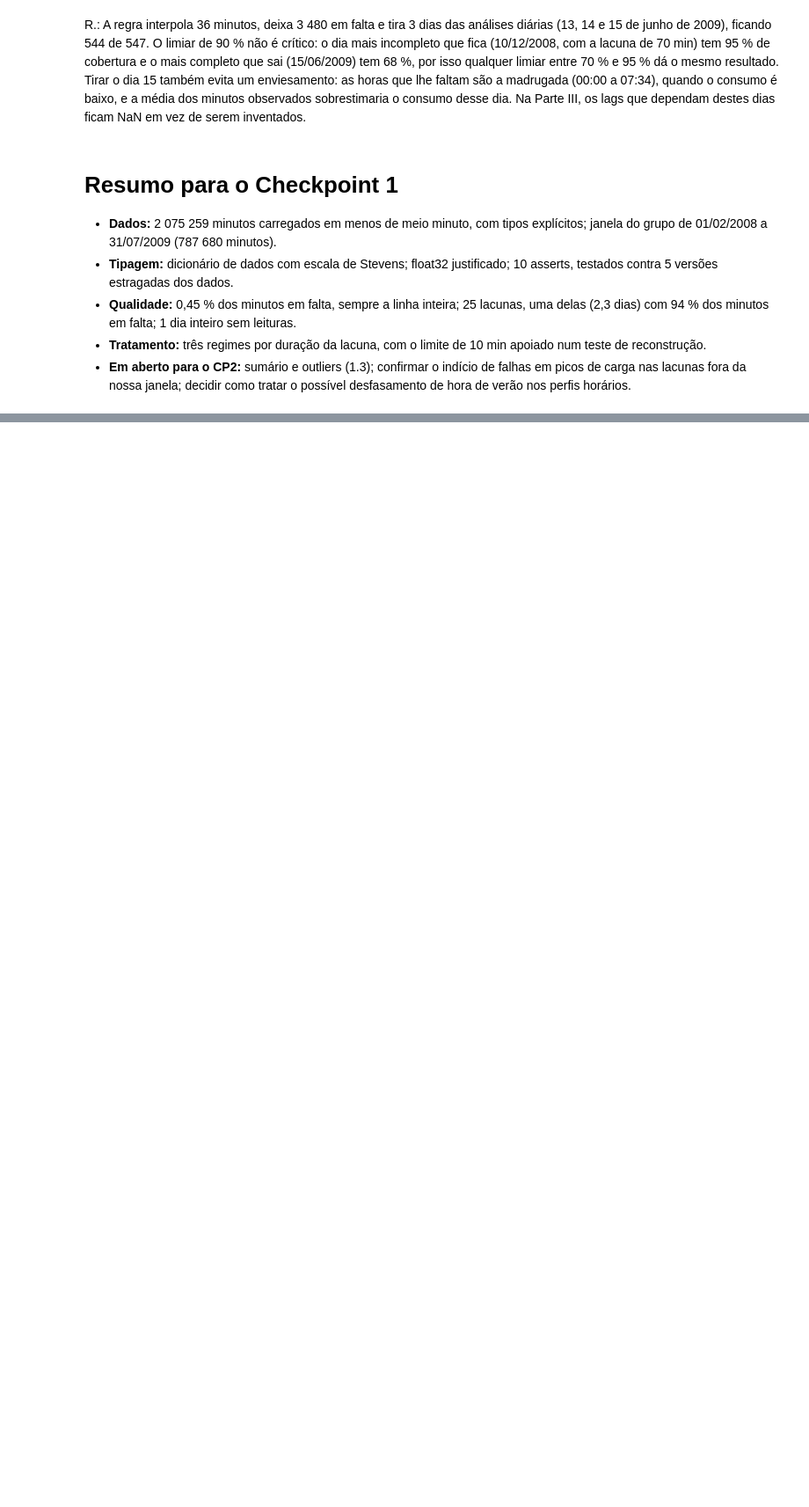
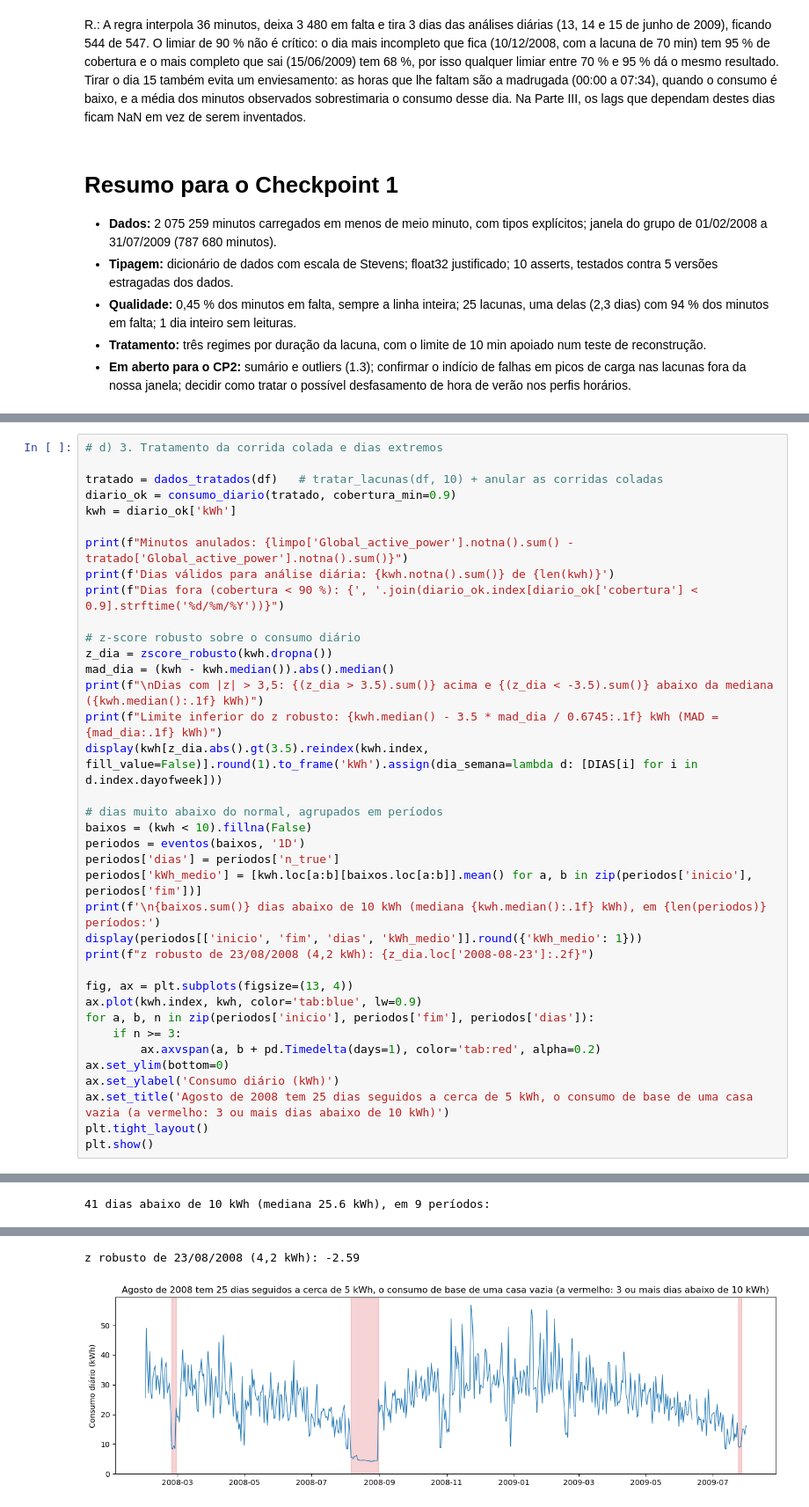
Before and after one commit to RickyFC-Git/LusoEnergia_Prediction_Project, a Jupyter notebook: 01_fundacao.ipynb, the cells around one changed output, grey strips where cells are left out. Shown at 88% size. Saved outputs shown, nothing was run; the diff lists cells and outputs as text; blank space fills up the shorter version.

```diff
--- a/01_fundacao.ipynb
+++ b/01_fundacao.ipynb
@@ -514,0 +690,38 @@ R.: A regra interpola 36 minutos, deixa 3 480 em falta e tira 3 dias das anális
+# %%
+# d) 3. Tratamento da corrida colada e dias extremos
+
+tratado = dados_tratados(df)   # tratar_lacunas(df, 10) + anular as corridas coladas
+diario_ok = consumo_diario(tratado, cobertura_min=0.9)
+kwh = diario_ok['kWh']
+
+print(f"Minutos anulados: {limpo['Global_active_power'].notna().sum() - tratado['Global_active_power'].notna().sum()}")
+print(f'Dias válidos para análise diária: {kwh.notna().sum()} de {len(kwh)}')
+print(f"Dias fora (cobertura < 90 %): {', '.join(diario_ok.index[diario_ok['cobertura'] < 0.9].strftime('%d/%m/%Y'))}")
+
+# z-score robusto sobre o consumo diário
+z_dia = zscore_robusto(kwh.dropna())
+mad_dia = (kwh - kwh.median()).abs().median()
+print(f"\nDias com |z| > 3,5: {(z_dia > 3.5).sum()} acima e {(z_dia < -3.5).sum()} abaixo da mediana ({kwh.median():.1f} kWh)")
+print(f"Limite inferior do z robusto: {kwh.median() - 3.5 * mad_dia / 0.6745:.1f} kWh (MAD = {mad_dia:.1f} kWh)")
+display(kwh[z_dia.abs().gt(3.5).reindex(kwh.index, fill_value=False)].round(1).to_frame('kWh').assign(dia_semana=lambda d: [DIAS[i] for i in d.index.dayofweek]))
+
+# dias muito abaixo do normal, agrupados em períodos
+baixos = (kwh < 10).fillna(False)
+periodos = eventos(baixos, '1D')
+periodos['dias'] = periodos['n_true']
+periodos['kWh_medio'] = [kwh.loc[a:b][baixos.loc[a:b]].mean() for a, b in zip(periodos['inicio'], periodos['fim'])]
+print(f'\n{baixos.sum()} dias abaixo de 10 kWh (mediana {kwh.median():.1f} kWh), em {len(periodos)} períodos:')
+display(periodos[['inicio', 'fim', 'dias', 'kWh_medio']].round({'kWh_medio': 1}))
+print(f"z robusto de 23/08/2008 (4,2 kWh): {z_dia.loc['2008-08-23']:.2f}")
+
+fig, ax = plt.subplots(figsize=(13, 4))
+ax.plot(kwh.index, kwh, color='tab:blue', lw=0.9)
+for a, b, n in zip(periodos['inicio'], periodos['fim'], periodos['dias']):
+    if n >= 3:
+        ax.axvspan(a, b + pd.Timedelta(days=1), color='tab:red', alpha=0.2)
+ax.set_ylim(bottom=0)
+ax.set_ylabel('Consumo diário (kWh)')
+ax.set_title('Agosto de 2008 tem 25 dias seguidos a cerca de 5 kWh, o consumo de base de uma casa vazia (a vermelho: 3 ou mais dias abaixo de 10 kWh)')
+plt.tight_layout()
+plt.show()
+# %% [output]
@@ -514,0 +739 @@ R.: A regra interpola 36 minutos, deixa 3 480 em falta e tira 3 dias das anális
+41 dias abaixo de 10 kWh (mediana 25.6 kWh), em 9 períodos:
@@ -514,0 +750,2 @@ R.: A regra interpola 36 minutos, deixa 3 480 em falta e tira 3 dias das anális
+z robusto de 23/08/2008 (4,2 kWh): -2.59
+[figure, added]
```
Also changed, not shown: parts of 29 cells of this notebook, 3 other files.
